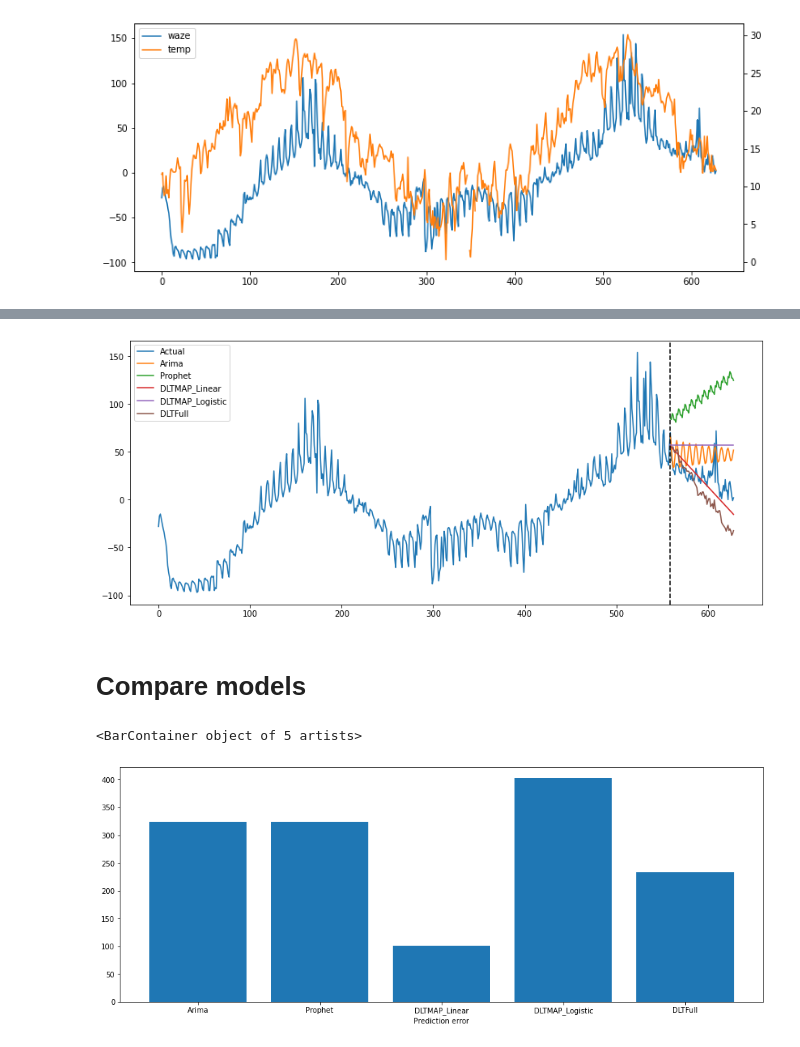
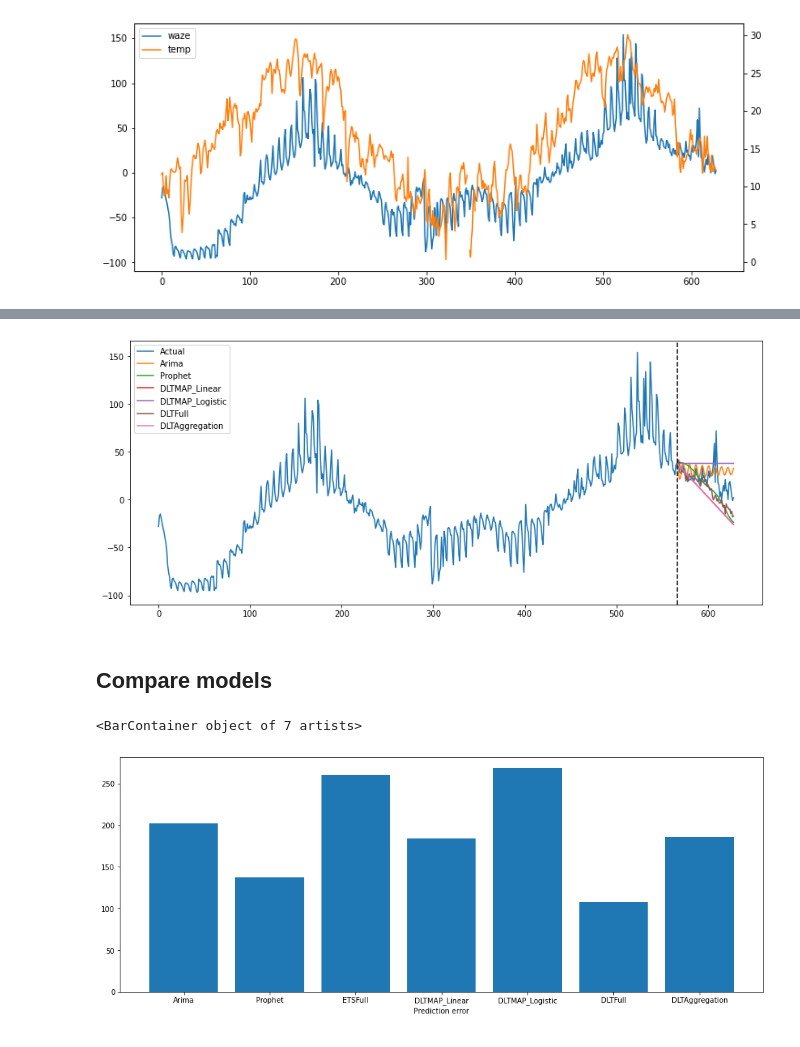
Before and after one commit to vettorefburana/Uber-Orbit-Forecast, a Jupyter notebook: forecasting.ipynb, the cells around one changed output, grey strips where cells are left out. Saved outputs shown, nothing was run; the diff lists cells and outputs as text; code cells hidden in the pictures.

```diff
--- a/forecasting.ipynb
+++ b/forecasting.ipynb
@@ -246,3 +295,7 @@ from pmdarima.arima import auto_arima
 # %%
 # initialize orbit models
 models = getModelDict(train_df)
+# %%
+# select and run ETS model
+select_model = 'ETSFull'
+pred_ets = runTheModel(train_df, test_df, models[select_model], select_model, date_col, response_col)
@@ -248,0 +305,4 @@ models = getModelDict(train_df)
+# %%
+# save results
+table_waze = table_results(pred = pred_ets.Prediction, mod = selection, table = table_waze)
+errors_waze[selection] = pred_ets.MAPE.iloc[0]
@@ -249,6 +340,6 @@ models = getModelDict(train_df)
 # %%
 # select DLT models
-selection = ['DLTMAP_Linear', 'DLTMAP_LogLin', 'DLTMAP_Logistic', 'DLTFull']
+selection = ['DLTMAP_Linear',"DLTMAP_Logistic", 'DLTFull',  "DLTAggregation"]
 models_sel = {}
 for m in selection:
     if m in models:
@@ -278,10 +369,8 @@ To run all diagnostics call pystan.check_hmc_diagnostics(fit)
 for j in range(len(predictions)):
     fcst = predictions[j].Prediction
     name = predictions[j].Model.iloc[0]
-    try:
-        tabella = table_results(pred = fcst, mod = name, table = tabella)
-    except ValueError:
-        print("value already in table")
-        pass
+
+    table_waze = table_results(pred = fcst, mod = name, table = table_waze)
+
     err = predictions[j].MAPE.iloc[0]
-    errors[name] = err
+    errors_waze[name] = err
@@ -296,31 +377,31 @@ for res in result:
 # %%
 fig, ax = plt.subplots(figsize=(14,6))
 
-ax.plot(data["waze"], label = "Actual")
-ax.plot(tabella.Arima, label = "Arima")
-ax.plot(tabella.Prophet, label = "Prophet")
+ax.plot(data[response_col], label = "Actual")
+ax.plot(table_waze.Arima, label = "Arima")
+ax.plot(table_waze.Prophet, label = "Prophet")
 
-for model in model_names:
-    ax.plot(tabella[model], label=model)
+for model in selection:
+    ax.plot(table_waze[model], label=model)
 
-plt.axvline(x=tabella.index[0], color='k', linestyle='--')
+plt.axvline(x=table_waze.index[0], color='k', linestyle='--')
 
 plt.legend()
 plt.show()
 # %% [output]
-[figure, old version]
+[figure, new version]
 # %% [markdown]
-# Compare models
+## Compare models
 # %%
 # plot prediction error
 fig, ax = plt.subplots(figsize=(16,6))
 plt.xlabel('Prediction error')
-keys = errors.keys()
-values = errors.values()
+keys = errors_waze.keys()
+values = errors_waze.values()
 
 plt.bar(keys, values)
 # %% [output]
-<BarContainer object of 5 artists>
+<BarContainer object of 7 artists>
-[figure, old version]
+[figure, new version]
 # %%
 # Decomposition of best ranking model
```
Also changed, not shown: parts of 60 cells of this notebook.
